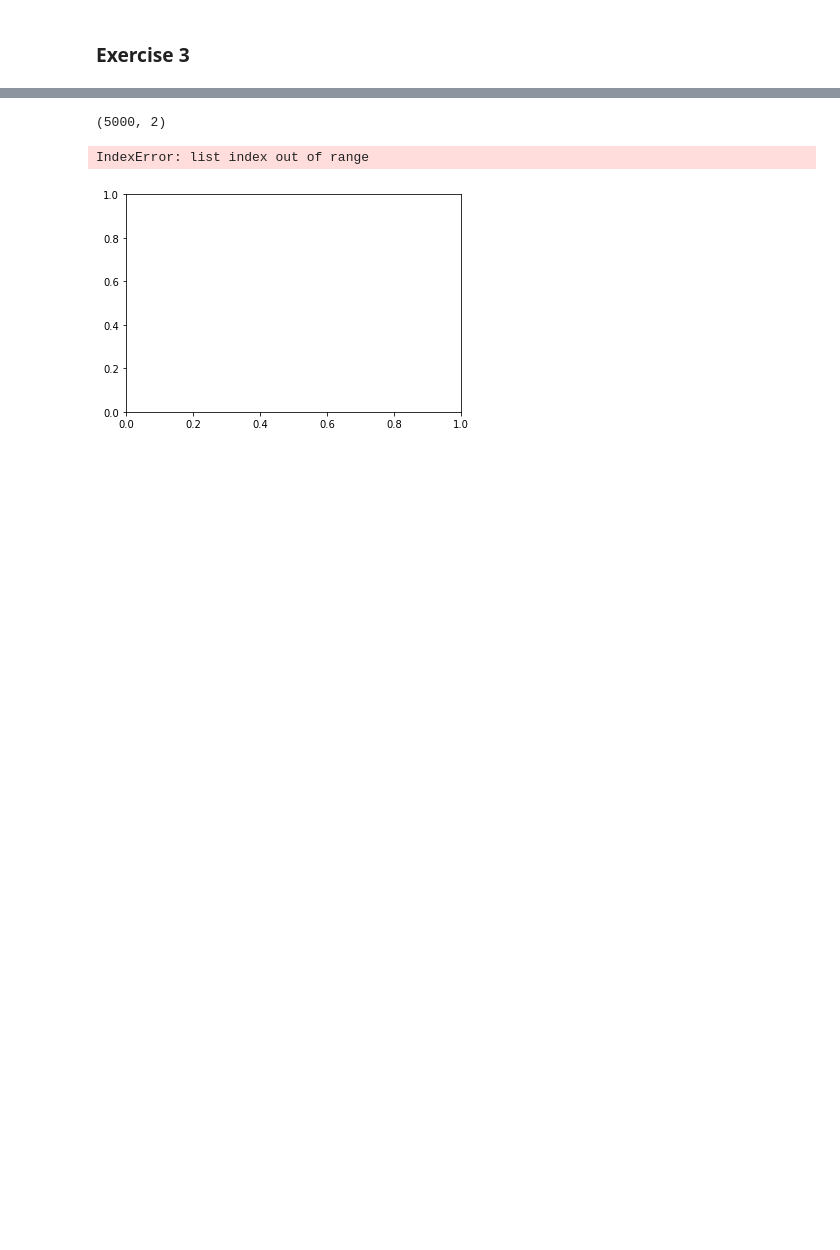
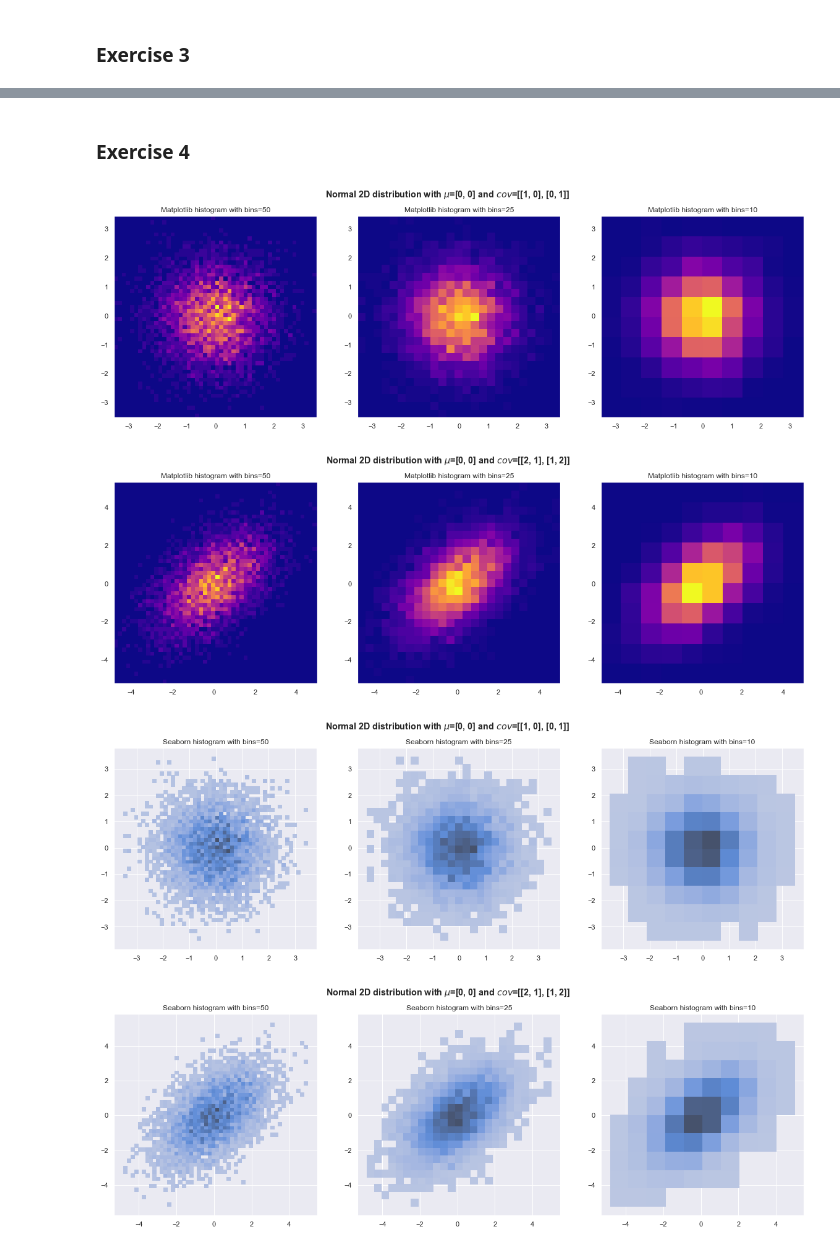
Before and after one commit to SwieciloM/Data-Analytics-Laboratory, a Jupyter notebook: Lab 1 - Random data visualisation and sampling/main.ipynb, the cells around one changed output, grey strips where cells are left out. Drawn from its saved outputs; the diff is of its cells as text; code cells hidden in the pictures; blank space fills up the shorter version.

```diff
--- a/Lab 1 - Random data visualisation and sampling/main.ipynb
+++ b/Lab 1 - Random data visualisation and sampling/main.ipynb
@@ -104,9 +109,44 @@ for alpha, beta, random_array in [(a_bet4, b_bet4, array4), (a_bet5, b_bet5, arr
-# %%
-print(np.shape(array7[0]))
-plt.hist2d(x=array7[0][0][0], y=array7[0][0][1])
-plt.title("array7 (uniform distribution)")
-plt.show()
-# %% [output]
-(5000, 2)
-IndexError: list index out of range
-[figure, removed]
+# %% [markdown]
+### Exercise 4
+# %%
+# Plots for two dimensional distributions:
+
+# a) Matplotlib normal distribution
+for mean, cov, random_array in [(mean7, cov7, array7), (mean8, cov8, array8)]:
+    fig, (ax0, ax1, ax2) = plt.subplots(nrows=1, ncols=3, figsize=(20, 6))
+    fig.suptitle(r'Normal 2D distribution with $\mu$={} and $cov$={}'.format(mean, cov), fontweight="bold")
+
+    ax0.hist2d(x=random_array[0,:,0], y=random_array[0,:,1], cmap='plasma', bins=50)
+    ax0.set_title("Matplotlib histogram with bins=50")
+
+    ax1.hist2d(x=random_array[0,:,0], y=random_array[0,:,1], cmap='plasma', bins=25)
+    ax1.set_title("Matplotlib histogram with bins=25")
+
+    ax2.hist2d(x=random_array[0,:,0], y=random_array[0,:,1], cmap='plasma', bins=10)
+    ax2.set_title("Matplotlib histogram with bins=10")
+    plt.show()
+
+
+# b) Seaborn normal distribution
+for mean, cov, random_array in [(mean7, cov7, array7), (mean8, cov8, array8)]:
+    x = random_array[0,:,0]
+    y = random_array[0,:,1]
+    sns.set()  # set seaborn plotting aesthetics as default
+
+    fig, (ax0, ax1, ax2) = plt.subplots(nrows=1, ncols=3, figsize=(20, 6))
+    fig.suptitle(r'Normal 2D distribution with $\mu$={} and $cov$={}'.format(mean, cov), fontweight="bold")
+
+    sns.histplot(x=x, y=y, bins=50, ax=ax0)
+    ax0.set_title("Seaborn histogram with bins=50")
+
+    sns.histplot(x=x, y=y, bins=25, ax=ax1)
+    ax1.set_title("Seaborn histogram with bins=25")
+
+    sns.histplot(x=x, y=y, bins=10, ax=ax2)
+    ax2.set_title("Seaborn histogram with bins=10")
+    plt.show()
+# %% [output]
+[figure, added]
+[figure, added]
+[figure, added]
+[figure, added]
```
Also changed, not shown: parts of 8 cells of this notebook.
